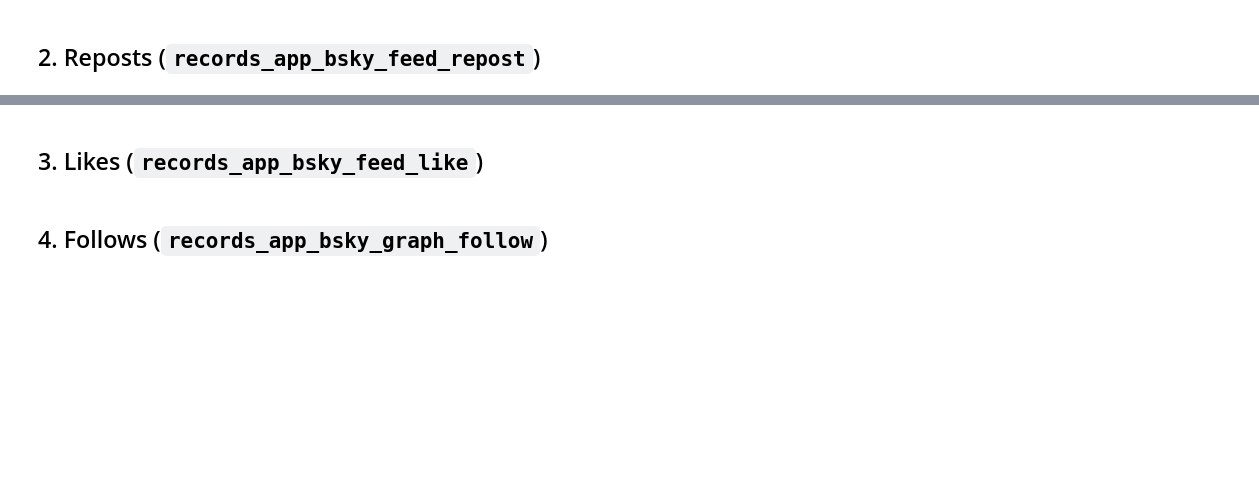
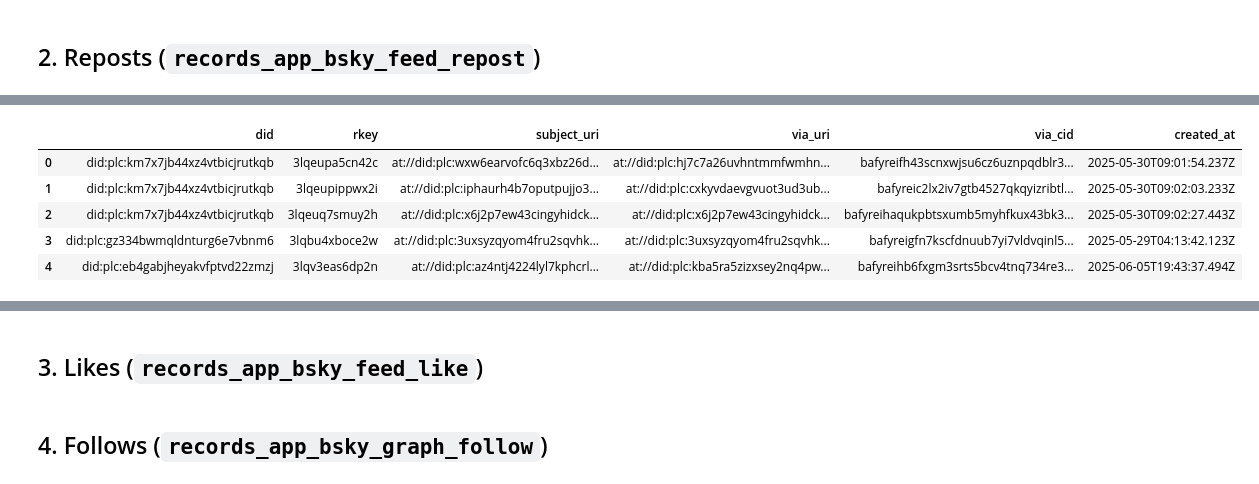
Before and after one commit to ishitajain21/Diderot-clinic, a Jupyter notebook: data_exploration/clickhouse_bluesky_tutorial.ipynb, the cells around one changed output, grey strips where cells are left out. Cells and saved outputs as stored; diff of their text form; code cells hidden in the pictures; blank space fills up the shorter version.

```diff
--- a/data_exploration/clickhouse_bluesky_tutorial.ipynb
+++ b/data_exploration/clickhouse_bluesky_tutorial.ipynb
@@ -259,0 +342,16 @@ show(
+# %%
+show(
+    """
+    SELECT did, rkey, subject_uri, via_uri, via_cid, created_at
+    FROM bluesky_ingest.records_app_bsky_feed_repost
+    WHERE via_uri IS NOT NULL
+    LIMIT 5
+    """
+)
+# %% [output]
+|  | did | rkey | subject_uri | via_uri | via_cid | created_at |
+| 0 | did:plc:km7x7jb44xz4vtbicjrutkqb | 3lqeupa5cn42c | at://did:plc:wxw6earvofc6q3xbz26d... | at://did:plc:hj7c7a26uvhntmmfwmhn... | bafyreifh43scnxwjsu6cz6uznpqdblr3... | 2025-05-30T09:01:54.237Z |
+| 1 | did:plc:km7x7jb44xz4vtbicjrutkqb | 3lqeupippwx2i | at://did:plc:iphaurh4b7oputpujjo3... | at://did:plc:cxkyvdaevgvuot3ud3ub... | bafyreic2lx2iv7gtb4527qkqyizribtl... | 2025-05-30T09:02:03.233Z |
+| 2 | did:plc:km7x7jb44xz4vtbicjrutkqb | 3lqeuq7smuy2h | at://did:plc:x6j2p7ew43cingyhidck... | at://did:plc:x6j2p7ew43cingyhidck... | bafyreihaqukpbtsxumb5myhfkux43bk3... | 2025-05-30T09:02:27.443Z |
+| 3 | did:plc:gz334bwmqldnturg6e7vbnm6 | 3lqbu4xboce2w | at://did:plc:3uxsyzqyom4fru2sqvhk... | at://did:plc:3uxsyzqyom4fru2sqvhk... | bafyreigfn7kscfdnuub7yi7vldvqinl5... | 2025-05-29T04:13:42.123Z |
+| 4 | did:plc:eb4gabjheyakvfptvd22zmzj | 3lqv3eas6dp2n | at://did:plc:az4ntj4224lyl7kphcrl... | at://did:plc:kba5ra5zizxsey2nq4pw... | bafyreihb6fxgm3srts5bcv4tnq734re3... | 2025-06-05T19:43:37.494Z |
```
Also changed, not shown: parts of 27 cells of this notebook.
